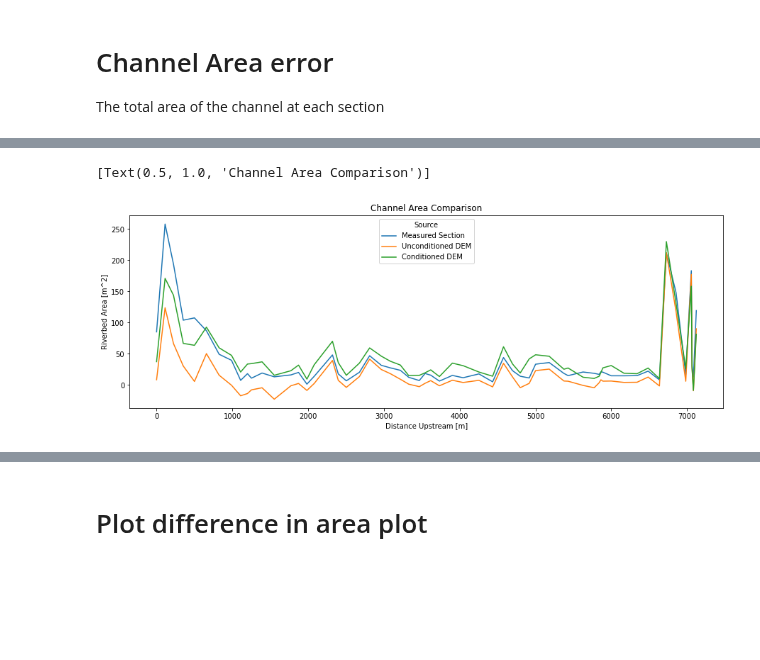
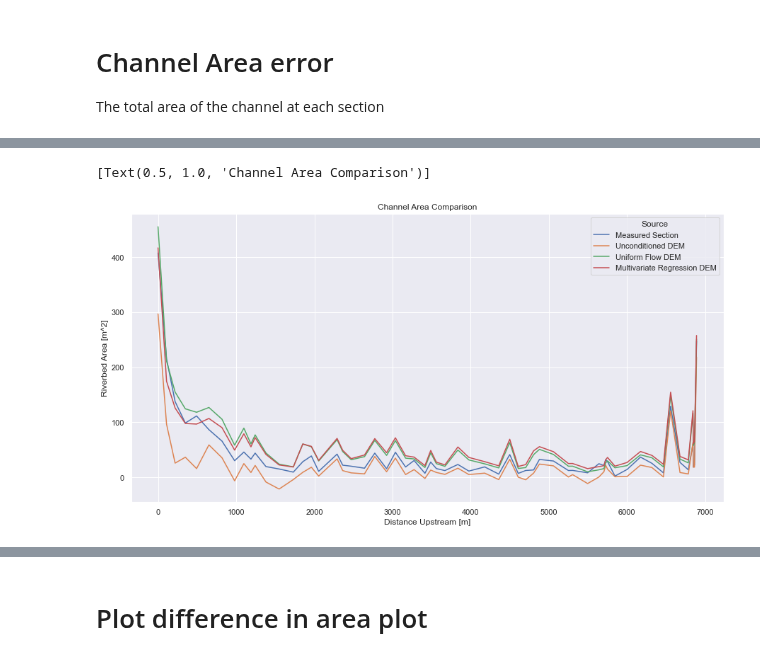
Before and after one commit to rosepearson/Hydrologic-DEMs-scripts, a Jupyter notebook: jupyter_notebooks/river_bathymetry/waikanae_paper_plots.ipynb, the cells around one changed output, grey strips where cells are left out. Saved outputs shown, nothing was run; the diff lists cells and outputs as text; code cells hidden in the pictures; blank space fills up the shorter version.

Commit message:
updated river plots for paper

```diff
--- a/jupyter_notebooks/river_bathymetry/waikanae_paper_plots.ipynb
+++ b/jupyter_notebooks/river_bathymetry/waikanae_paper_plots.ipynb
@@ -137,7 +145,8 @@ Section number = 58
 95% confidence interval plot for the errors along each section in the river
 # %%
 comparisons_sampled["Unconditioned DEM Elevation Errors"] = comparisons_sampled["Unconditioned DEM z"] - comparisons_sampled["Measured Section z"]
-comparisons_sampled["Conditioned DEM Elevation Errors"] = comparisons_sampled["Conditioned DEM z"] - comparisons_sampled["Measured Section z"]
+comparisons_sampled["Conditioned Neal DEM Elevation Errors"] = comparisons_sampled["Conditioned neal DEM z"] - comparisons_sampled["Measured Section z"]
+comparisons_sampled["Conditioned Smart DEM Elevation Errors"] = comparisons_sampled["Conditioned smart DEM z"] - comparisons_sampled["Measured Section z"]
 # %%
 comparisons_sampled.head(1)
 # %% [output]
@@ -165,7 +192,7 @@ seaborn.lineplot(ax=ax, data=comparisons_for_plotting[comparisons_for_plotting["
 The total area of the channel at each section
 # %%
 channel_depths = comparisons_sampled[comparisons_sampled['River']].drop(
-    columns=["Unconditioned DEM Elevation Errors", "Conditioned DEM Elevation Errors", "River", "Section"]).set_index(
+    columns=["Unconditioned DEM Elevation Errors", "Conditioned Neal DEM Elevation Errors", "Conditioned Smart DEM Elevation Errors", "River", "Section"]).set_index(
     keys=["Distance Upstream [m]", "Offset [m]"])
 section_max_evaluation = channel_depths.groupby("Distance Upstream [m]")[["Measured Section z"]].max()
 # %%
@@ -182,6 +205,7 @@ channel_depths.head(5)
 # Some hacky code to subtract the max elevation from each column in turn
 channel_depths["Measured Section"] = section_max_evaluation - channel_depths[["Measured Section z"]]
 channel_depths["Unconditioned DEM"] = section_max_evaluation.rename(columns={"Measured Section z": "Unconditioned DEM z"}) - channel_depths[["Unconditioned DEM z"]]
-channel_depths["Conditioned DEM"] = section_max_evaluation.rename(columns={"Measured Section z": "Conditioned DEM z"}) - channel_depths[["Conditioned DEM z"]]
-channel_depths.head(2)
+channel_depths["Uniform Flow DEM"] = section_max_evaluation.rename(columns={"Measured Section z": "Conditioned neal DEM z"}) - channel_depths[["Conditioned neal DEM z"]]
+channel_depths["Multivariate Regression DEM"] = section_max_evaluation.rename(columns={"Measured Section z": "Conditioned smart DEM z"}) - channel_depths[["Conditioned smart DEM z"]]
+channel_depths.head(1)
 # %% [output]
@@ -192,5 +215,5 @@ channel_depths.head(2)
 # %%
 channel_area = channel_depths.drop(
-    columns=["Measured Section z", "Unconditioned DEM z", "Conditioned DEM z"]).groupby("Distance Upstream [m]").sum()
+    columns=["Measured Section z", "Unconditioned DEM z", "Conditioned neal DEM z", "Conditioned smart DEM z"]).groupby("Distance Upstream [m]").sum()
 channel_area.head(1)
 # %% [output]
@@ -200,9 +223,8 @@ channel_area.head(1)
 # %%
 areas_for_plotting=channel_area.reset_index().melt(id_vars=["Distance Upstream [m]"], var_name="Source", value_name="Riverbed Area [m^2]")
 # %%
-import matplotlib.pyplot
-fig, ax = matplotlib.pyplot.subplots(ncols=1, nrows=1, figsize=(15, 5))
-seaborn.lineplot(ax=ax, data=areas_for_plotting, x="Distance Upstream [m]", y="Riverbed Area [m^2]", hue="Source").set(title='Channel Area Comparison')
+seaborn.set(rc={'figure.figsize':(15,7.5)})
+seaborn.lineplot(data=areas_for_plotting, x="Distance Upstream [m]", y="Riverbed Area [m^2]", hue="Source").set(title='Channel Area Comparison')
 # %% [output]
 [Text(0.5, 1.0, 'Channel Area Comparison')]
-[figure, old version]
+[figure, new version]
```
Also changed, not shown: parts of 63 cells of this notebook.
